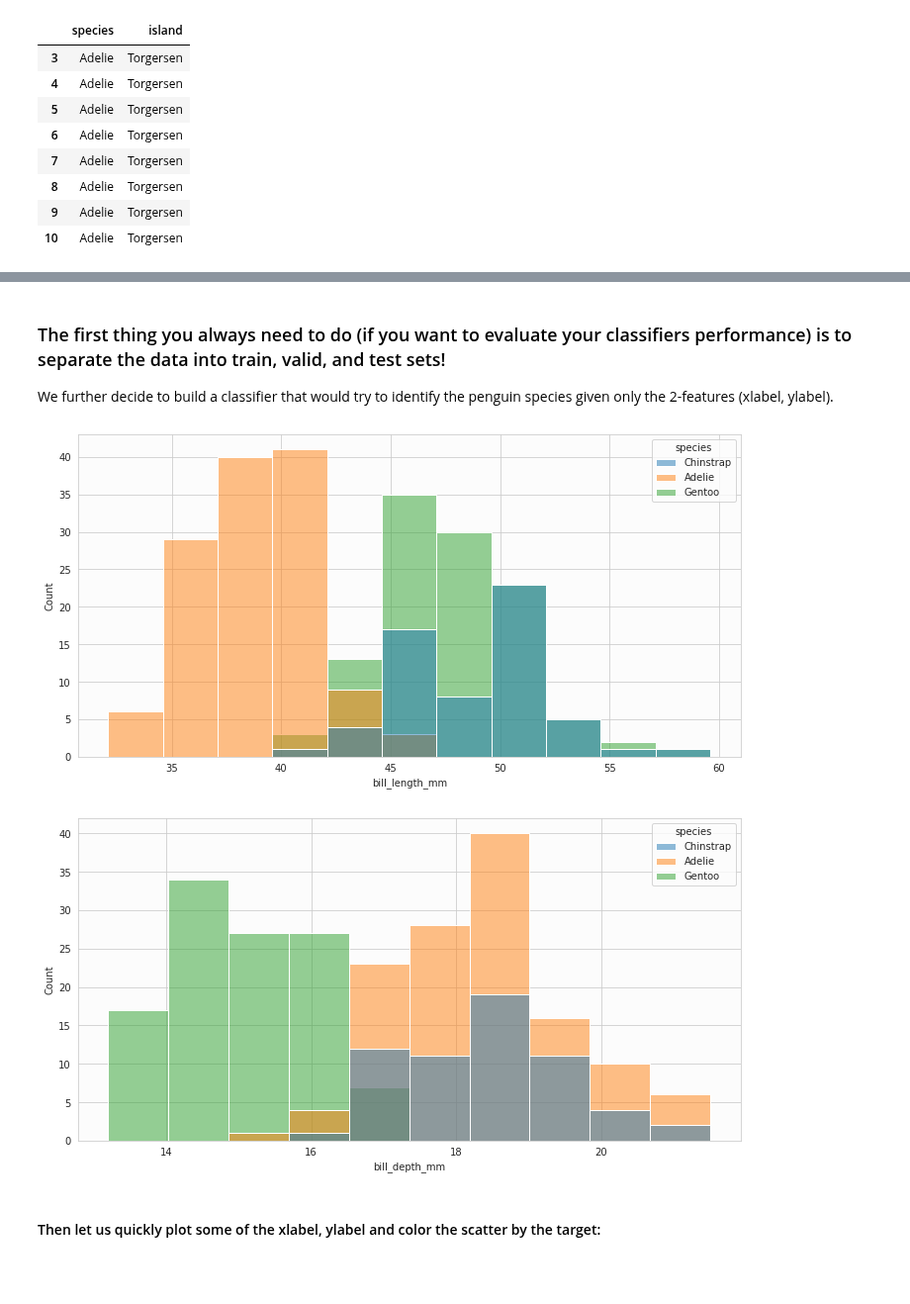
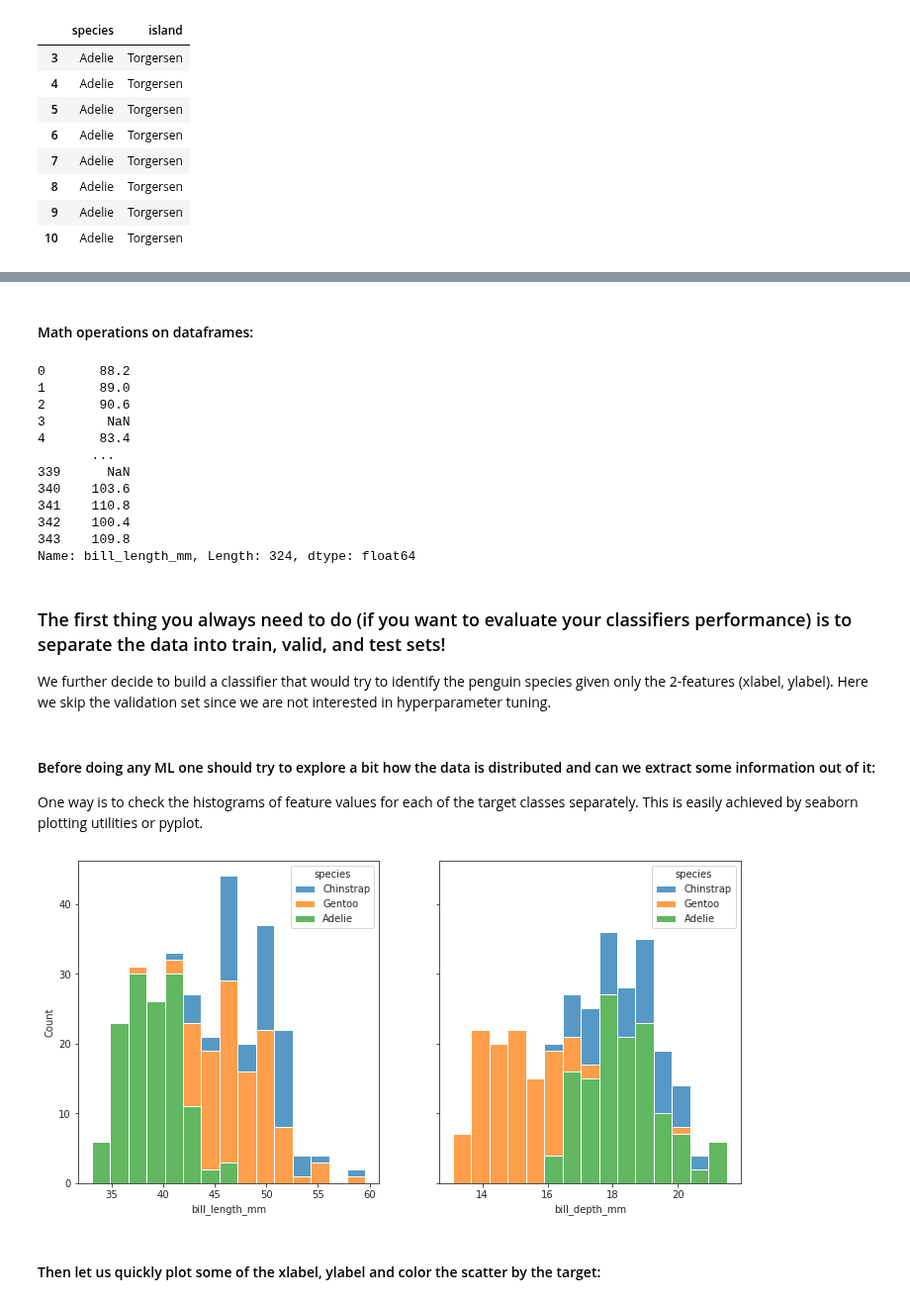
Before and after one commit to topiko/MLcourseMaterial, a Jupyter notebook: Basics/MLbasics.ipynb, the cells around one changed output, grey strips where cells are left out. Shown at 99% size. Cells and saved outputs as stored; diff of their text form; code cells hidden in the pictures; blank space fills up the shorter version.

```diff
--- a/Basics/MLbasics.ipynb
+++ b/Basics/MLbasics.ipynb
@@ -156,8 +196,25 @@ print('# instances with NaN values: {}'.format(data.isnull().any(axis=1).sum()))
 # instances with NaN values: 11
+# %% [markdown]
+#### Math operations on dataframes:
+# %%
+data.loc[:, 'bill_length_mm'] * 2 + 10
+# %% [output]
+0       88.2
+1       89.0
+2       90.6
+3        NaN
+4       83.4
+       ...
+339      NaN
+340    103.6
+341    110.8
+342    100.4
+343    109.8
+Name: bill_length_mm, Length: 324, dtype: float64
 # %% [markdown]
 ### The first thing you always need to do (if you want to evaluate your classifiers performance) is to separate the data into train, valid, and test sets!
 
-We further decide to build a classifier that would try to identify the penguin species given only the 2-features (xlabel, ylabel).
+We further decide to build a classifier that would try to identify the penguin species given only the 2-features (xlabel, ylabel). Here we skip the validation set since we are not interested in hyperparameter tuning.
 # %%
 target = 'species'
 xlabel = 'bill_length_mm'
@@ -174,14 +231,20 @@ X_train = X.iloc[:N_train]
 y_train = y.iloc[:N_train]
 X_valid = X.iloc[N_train:]
 y_valid = y.iloc[N_train:]
-# %%
-way_kw = 'layer' #"stack",
-sns.histplot(X_train, x=xlabel, hue=y_train, multiple=way_kw, hue_order=y_train.unique())
-plt.show()
-_ = sns.histplot(X_train, x=ylabel, hue=y_train, multiple=way_kw, hue_order=y_train.unique())
-# %% [output]
-[figure, removed]
-[figure, removed]
+# %% [markdown]
+
+#### Before doing any ML one should try to explore a bit how the data is distributed and can we extract some information out of it:
+
+One way is to check the histograms of feature values for each of the target classes separately. This is easily achieved by seaborn plotting utilities or pyplot.
+# %%
+way_kw = "stack"  #'layer' #
+nbins = 15
+
+_, axarr = plt.subplots(1,2, sharey=True)
+for c, ax in zip(X_train.columns, axarr):
+    _ = sns.histplot(X_train, x=c, hue=y_train, multiple=way_kw, hue_order=y_train.unique(), ax=ax, bins=nbins)
+# %% [output]
+[figure, added]
 # %% [markdown]
 #### Then let us quickly plot some of the xlabel, ylabel and color the scatter by the target:
 # %%
```
Also changed, not shown: parts of 25 cells of this notebook.
